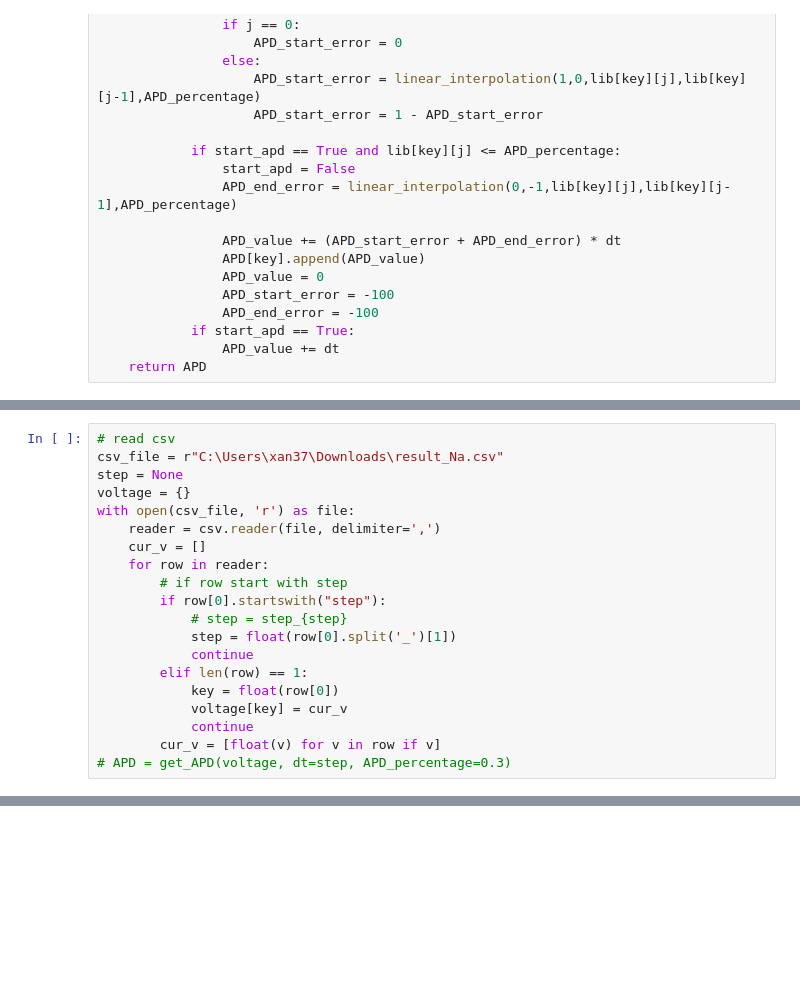
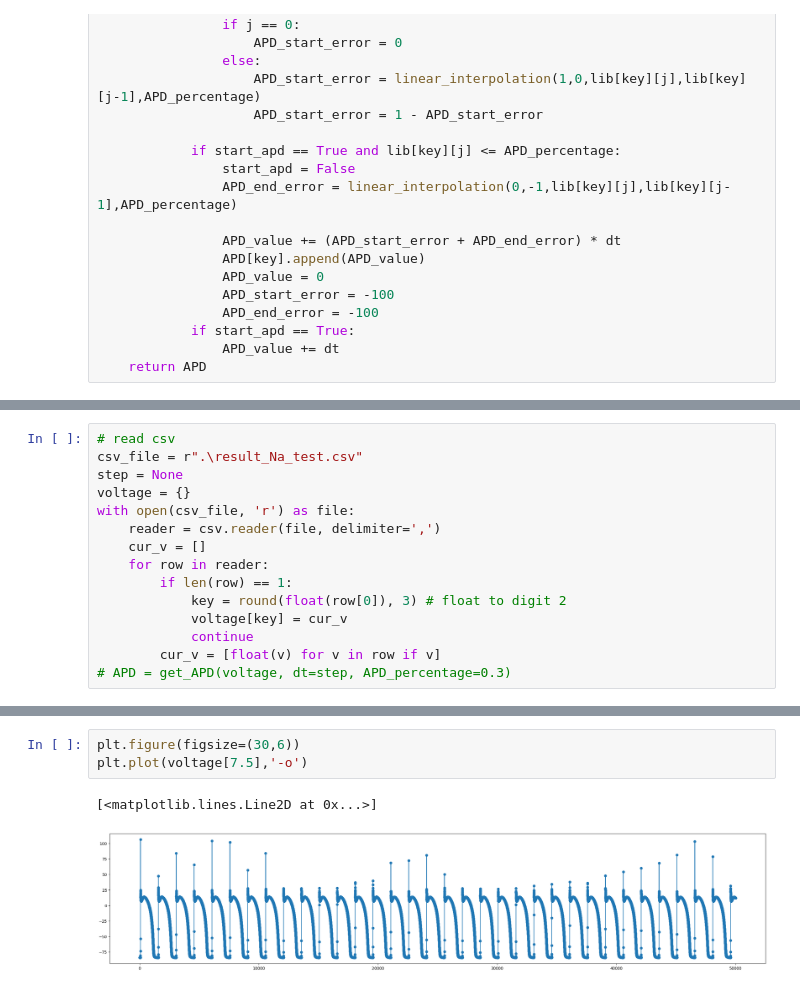
Before and after one commit to William-XiaodongAn/ovvr-sensitivity-analysis, a Jupyter notebook: TNNP_Na.ipynb, the cells around one changed output, grey strips where cells are left out. Cells and saved outputs as stored; diff of their text form; blank space fills up the shorter version.

```diff
--- a/TNNP_Na.ipynb
+++ b/TNNP_Na.ipynb
@@ -62,19 +60,14 @@ plt.savefig("TNNP_Na_Variation.png", dpi=300)
 # %%
 # read csv
-csv_file = r"C:\Users\xan37\Downloads\result_Na.csv"
+csv_file = r".\result_Na_test.csv"
 step = None
 voltage = {}
 with open(csv_file, 'r') as file:
     reader = csv.reader(file, delimiter=',')
     cur_v = []
     for row in reader:
-        # if row start with step
-        if row[0].startswith("step"):
-            # step = step_{step}
-            step = float(row[0].split('_')[1])
-            continue
-        elif len(row) == 1:
-            key = float(row[0])
+        if len(row) == 1:
+            key = round(float(row[0]), 3) # float to digit 2
             voltage[key] = cur_v
             continue
         cur_v = [float(v) for v in row if v]
@@ -86,0 +75,6 @@ plt.plot(voltage[5.1])
+# %%
+plt.figure(figsize=(30,6))
+plt.plot(voltage[7.5],'-o')
+# %% [output]
+[<matplotlib.lines.Line2D at 0x...>]
+[figure, added]
```
Also changed, not shown: parts of 4 cells of this notebook, 6 other files.
